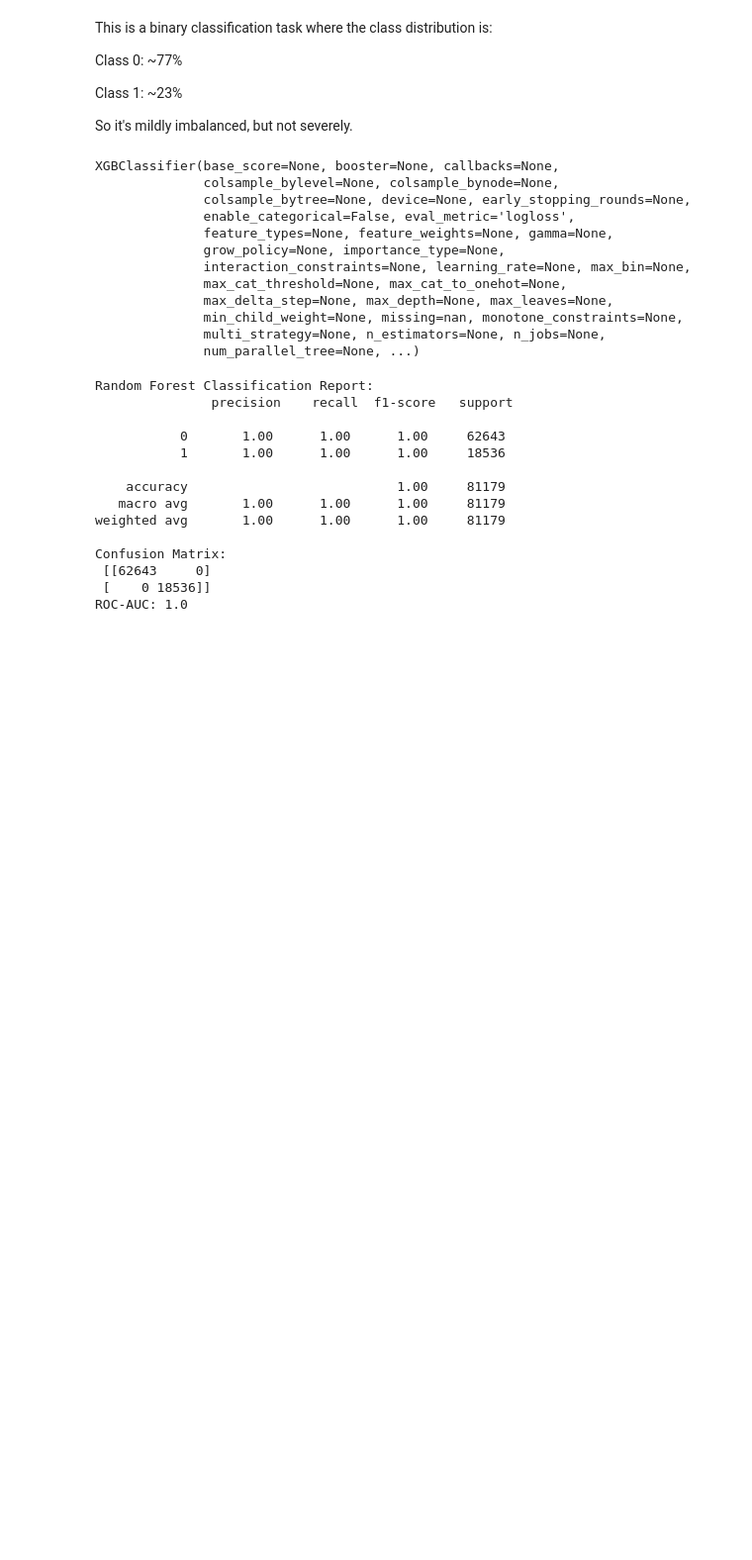
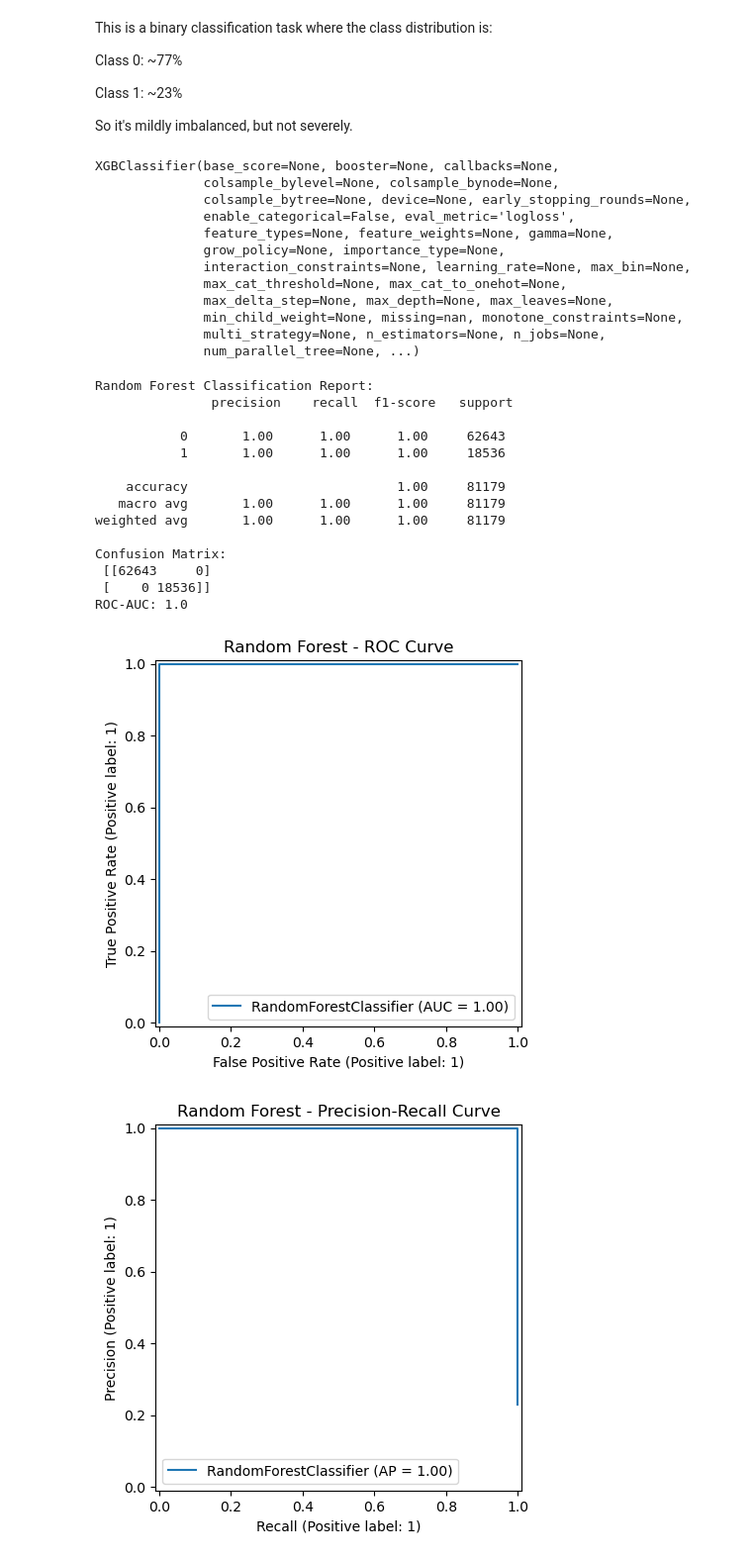
Before and after one commit to Takato-1887/ai-cloud-resource-optimizer, a Jupyter notebook: ai-cloud-resource-optimizer_NN.ipynb, the cells around one changed output. Shown at 99% size. Drawn from its saved outputs; the diff is of its cells as text; code cells hidden in the pictures; blank space fills up the shorter version.

Commit message:
Update ai-cloud-resource-optimizer_NN.ipynb
Plotted ROC curves

```diff
--- a/ai-cloud-resource-optimizer_NN.ipynb
+++ b/ai-cloud-resource-optimizer_NN.ipynb
@@ -400,3 +399,19 @@ Confusion Matrix:
  [[62643     0]
  [    0 18536]]
 ROC-AUC: 1.0
+# %%
+import matplotlib.pyplot as plt
+from sklearn.metrics import RocCurveDisplay, PrecisionRecallDisplay
+
+# ROC Curve
+RocCurveDisplay.from_estimator(rf, X_test, y_test)
+plt.title("Random Forest - ROC Curve")
+plt.show()
+
+# Precision-Recall Curve
+PrecisionRecallDisplay.from_estimator(rf, X_test, y_test)
+plt.title("Random Forest - Precision-Recall Curve")
+plt.show()
+# %% [output]
+[figure, added]
+[figure, added]
```
Also changed, not shown: parts of 1 cell of this notebook.
